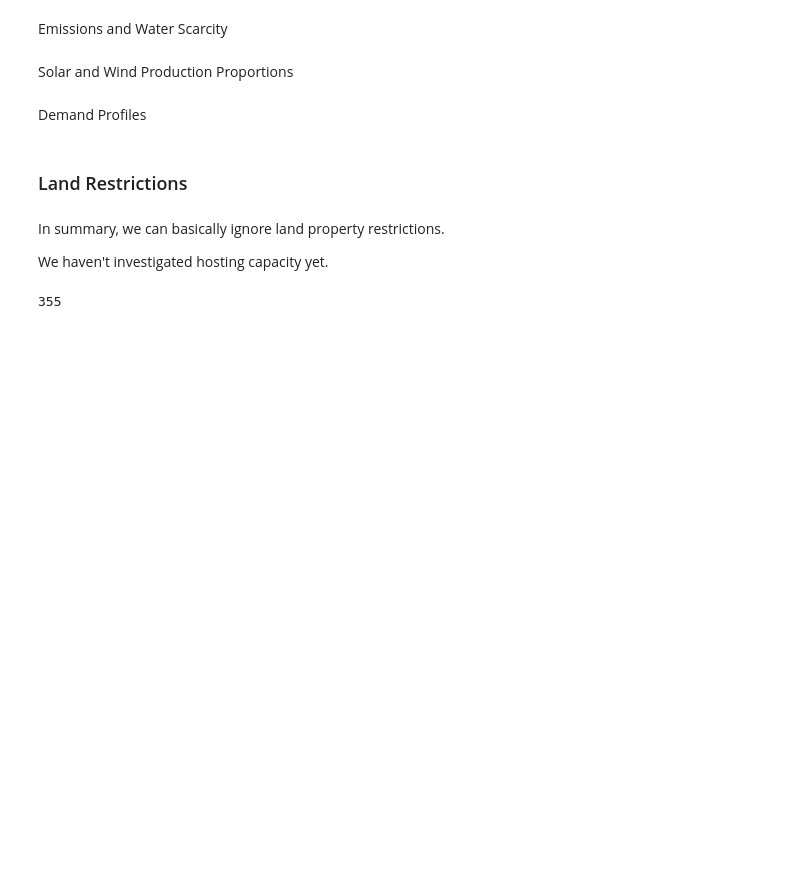
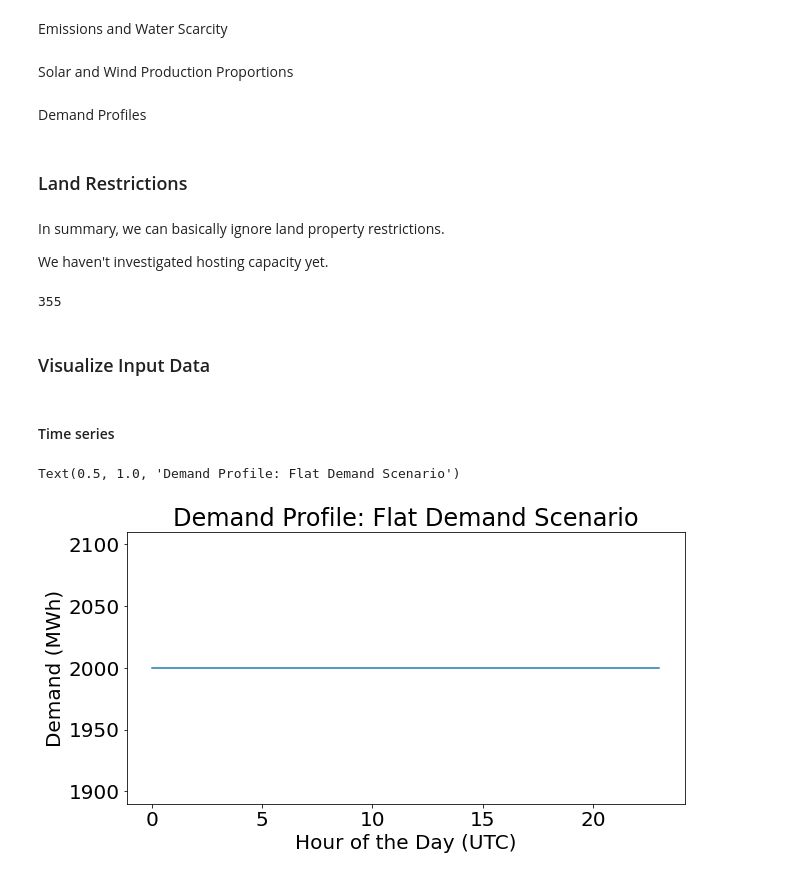
Before and after one commit to disha-22/DCSitingOptimization, a Jupyter notebook: model_implementation.ipynb, the cells around one changed output. Saved outputs shown, nothing was run; the diff lists cells and outputs as text; code cells hidden in the pictures; blank space fills up the shorter version.

Commit message:
Initial data figures

```diff
--- a/model_implementation.ipynb
+++ b/model_implementation.ipynb
@@ -68,11 +80,11 @@ wind_proportion_df = pd.read_csv("Data/Wind/wind_proportion_huc8.csv")
 Demand Profiles
 # %%
 # import only the 2GWh cases, because we only need the 2GWh cases.
-flat_demand_2GWh = pd.read_csv("Data/Demand Profiles/flat_2_GWh.csv")
+flat_demand_2GWh = pd.read_csv("Data/Demand Profiles/flat_2_GWh.csv", index_col=0)
 
-business_demand_2GWh = pd.read_csv("Data/Demand Profiles/business_2GWh.csv")
+business_demand_2GWh = pd.read_csv("Data/Demand Profiles/business_2GWh.csv", index_col=0)
 
-caiso_2013_2GWh = pd.read_csv("Data/Demand Profiles/caiso_2013_2GWh.csv")
+caiso_2013_2GWh = pd.read_csv("Data/Demand Profiles/caiso_2013_2GWh.csv", index_col=0)
 # %% [markdown]
 ### Land Restrictions
 # %% [markdown]
@@ -122,3 +134,19 @@ if False:
     huc8_ca = huc8_ca[~huc8_ca["Government_Land"]]
 # %% [output]
 355
+# %% [markdown]
+### Visualize Input Data
+# %% [markdown]
+#### Time series
+# %%
+# flat demand curve (same every day)
+fig, ax = plt.subplots(figsize=(10, 5))
+
+ax.plot(np.arange(24), flat_demand_2GWh['0'].to_numpy()[0:24])
+
+ax.set_xlabel("Hour of the Day (UTC)")
+ax.set_ylabel("Demand (MWh)")
+ax.set_title("Demand Profile: Flat Demand Scenario")
+# %% [output]
+Text(0.5, 1.0, 'Demand Profile: Flat Demand Scenario')
+[figure, added]
```
Also changed, not shown: parts of 16 cells of this notebook, 5 other files.
